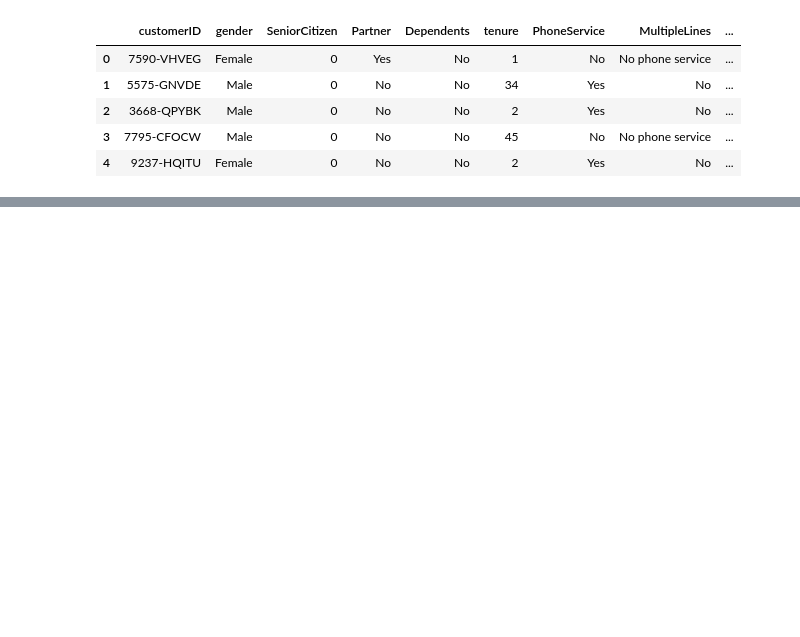
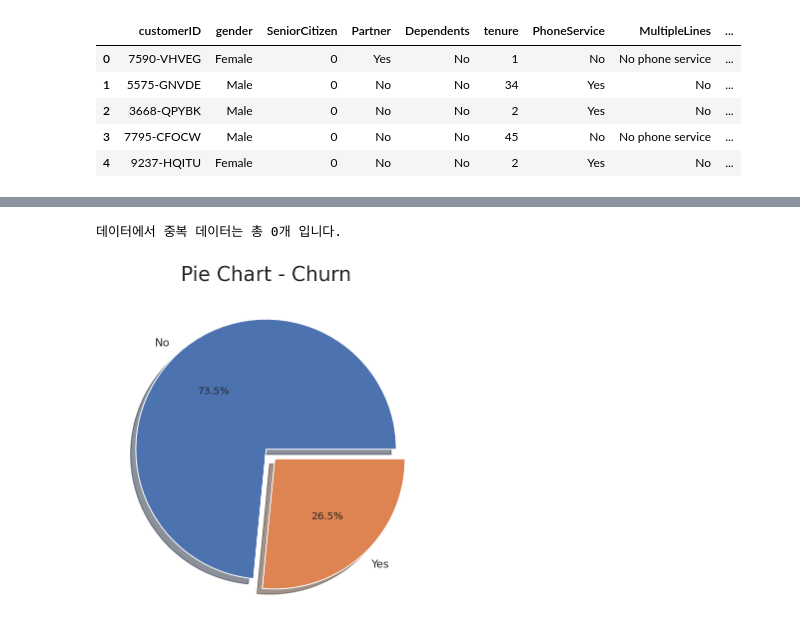
Before and after one commit to maengg/Customer_churn, a Jupyter notebook: Customer_churn.ipynb, the cells around one changed output, grey strips where cells are left out. Saved outputs shown, nothing was run; the diff lists cells and outputs as text; code cells hidden in the pictures; blank space fills up the shorter version.

```diff
--- a/Customer_churn.ipynb
+++ b/Customer_churn.ipynb
@@ -40,3 +38,16 @@ import pandas as pd
+# %%
+# 라이브러리 불러오기.
+import pandas as pd
+import numpy as np
+import matplotlib.pyplot as plt
+import seaborn as sns
+
+# 시각화 style white로 설정.
+sns.set(style = 'white')
+
+%matplotlib inline
+%config InlineBackend.figure_format='retina'
 # %%
-df = pd.read_csv('/content/drive/MyDrive/WA_Fn-UseC_-Telco-Customer-Churn.csv')
+# 데이터 불러오기.
+df_original = pd.read_csv('/content/drive/MyDrive/WA_Fn-UseC_-Telco-Customer-Churn.csv')
 # %%
@@ -50,0 +147,17 @@ df.head()
+# %%
+# 중복 데이터 확인
+print(f'데이터에서 중복 데이터는 총 {df.duplicated().sum()}개 입니다.')
+# %% [output]
+데이터에서 중복 데이터는 총 0개 입니다.
+# %%
+# 타겟 데이터 확인
+
+# pie 차트
+plt.figure(figsize=(10,6))
+df_original['Churn'].value_counts().plot.pie(explode=[0,0.1], autopct='%1.1f%%', shadow=True)
+plt.title('Pie Chart - Churn', fontsize=20)
+plt.ylabel('')
+
+plt.show()
+# %% [output]
+[figure, added]
```
Also changed, not shown: parts of 14 cells of this notebook.
